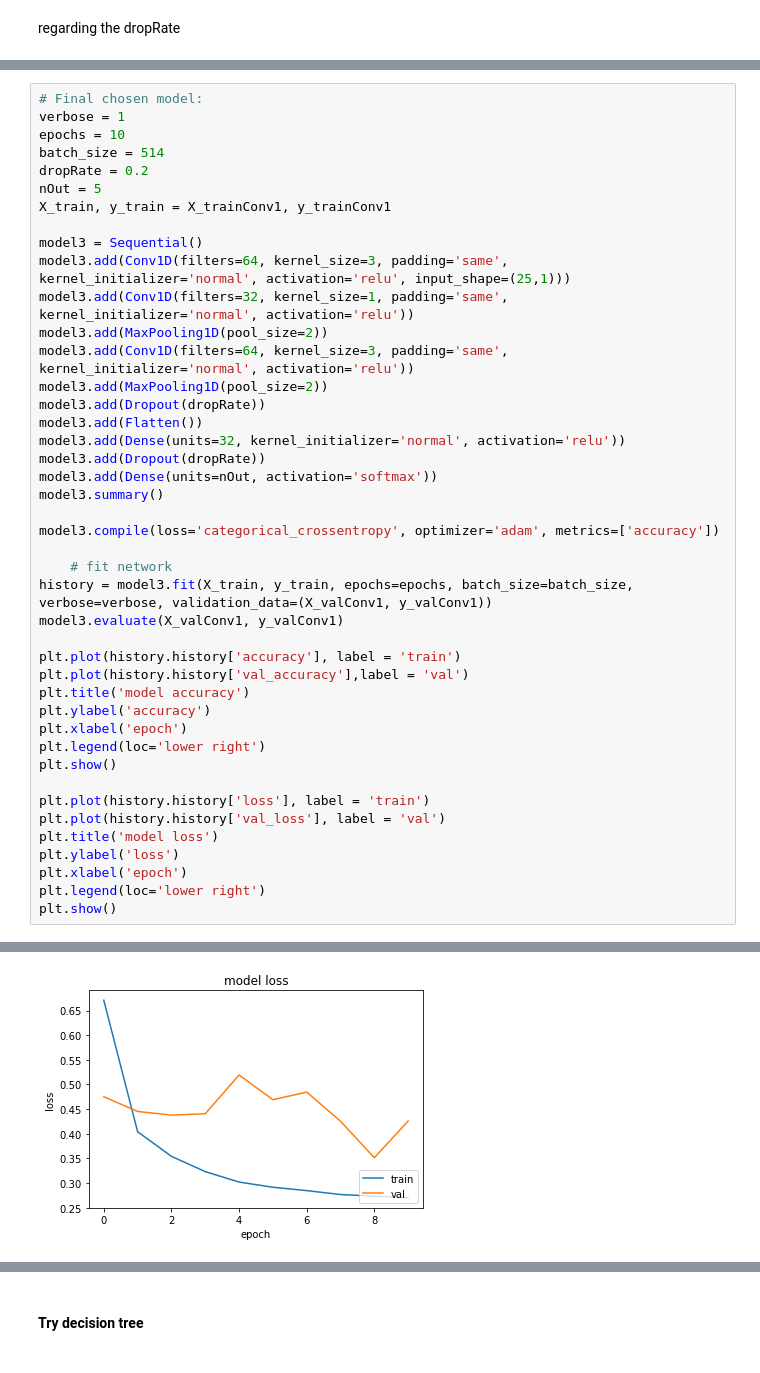
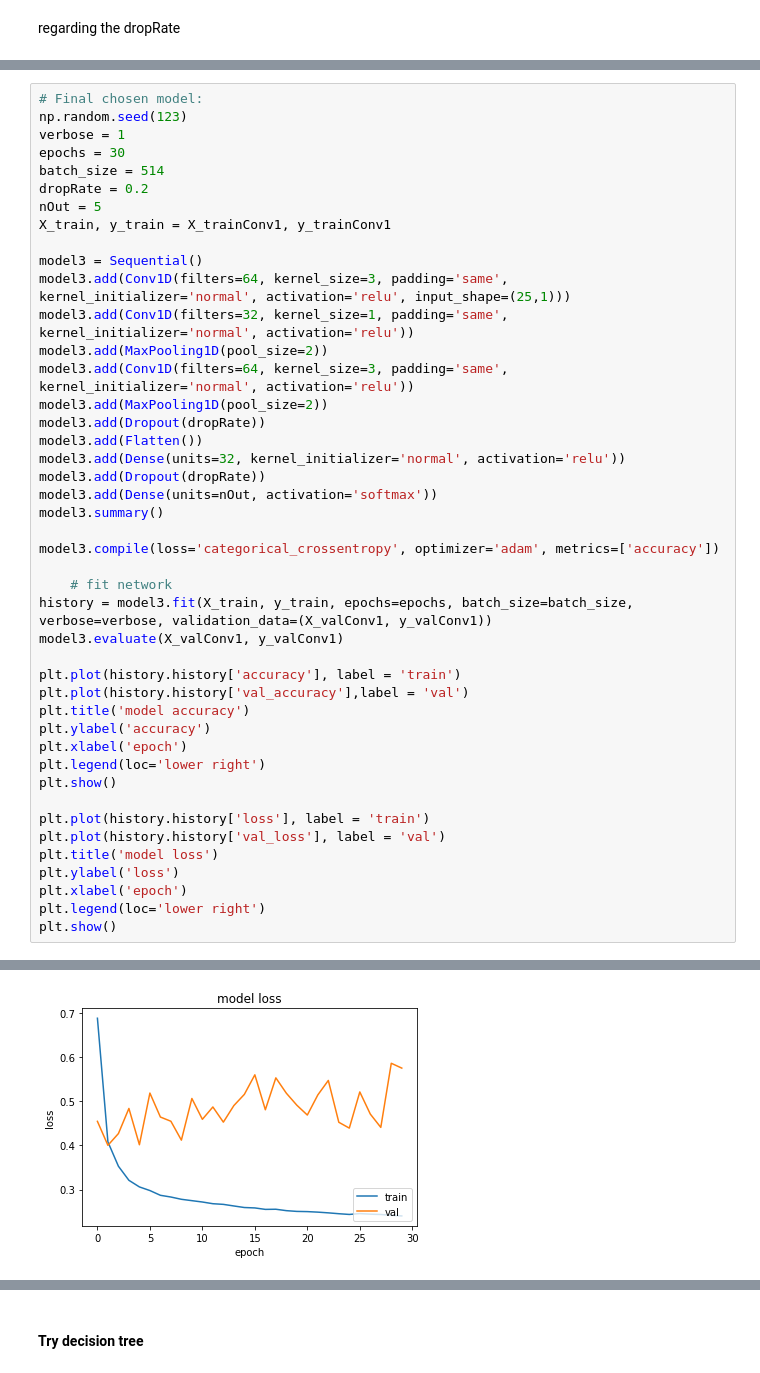
Before and after one commit to Tinaisha/ECON705-Project, a Jupyter notebook: mainPart2.ipynb, the cells around one changed output, grey strips where cells are left out. Cells and saved outputs as stored; diff of their text form.

```diff
--- a/mainPart2.ipynb
+++ b/mainPart2.ipynb
@@ -1433,7 +1433,8 @@ Hidden: 87.72% (0.65%)
 # %%
 # Final chosen model:
+np.random.seed(123)
 verbose = 1
-epochs = 10
+epochs = 30
 batch_size = 514
 dropRate = 0.2
 nOut = 5
@@ -1495 +1496 @@ Epoch 10/10
-[figure, old version]
+[figure, new version]
```
Also changed, not shown: parts of 18 cells of this notebook, 3 other files.
